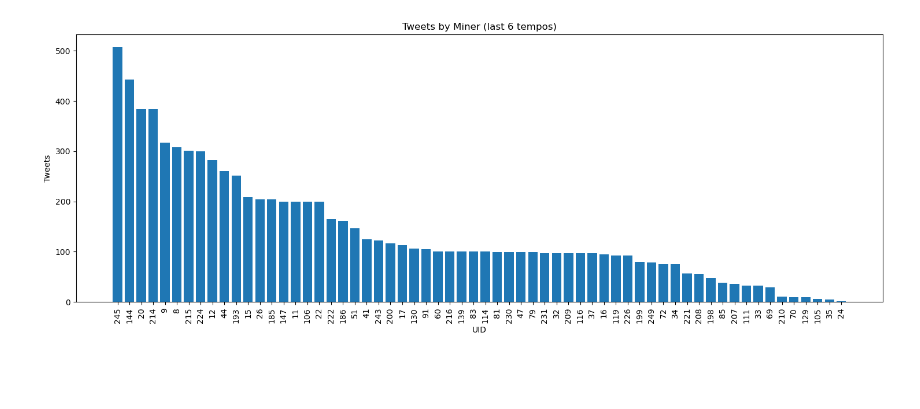
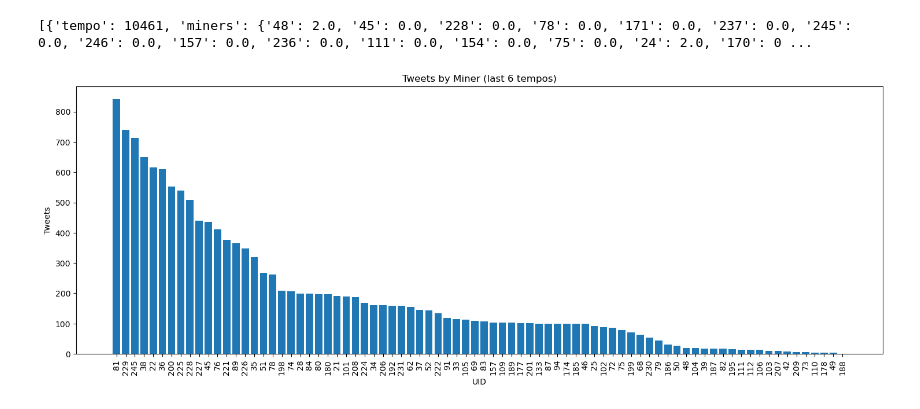
Before and after one commit to masa-finance/masa-bittensor, a Jupyter notebook: notebooks/mainnet/volumes.ipynb, the cells around one changed output. Cells and saved outputs as stored; diff of their text form; code cells hidden in the pictures; blank space fills up the shorter version.

```diff
--- a/notebooks/mainnet/volumes.ipynb
+++ b/notebooks/mainnet/volumes.ipynb
@@ -3,37 +3,51 @@ import pandas as pd
 import matplotlib.pyplot as plt
 
 import requests
 
-response = requests.get("http://165.227.153.108:8000/volumes")
-volumes = response.json()
+response1 = requests.get("http://149.36.1.121:8000/volumes")
+response2 = requests.get("http://165.227.153.108:8000/volumes")
+response3 = requests.get("http://64.226.93.21:8000/volumes")
+response4 = requests.get("http://161.97.131.133:8000/volumes")
+response5 = requests.get("http://5.161.242.50:8000/volumes")
 
+volumes1 = response1.json()
+volumes2 = response2.json()
+volumes3 = response3.json()
+volumes4 = response4.json()
+volumes5 = response5.json()
+
+# Combine the volumes from both responses
+combined_volumes = volumes1 + volumes2 + volumes3 + volumes4 + volumes5
+
+print(combined_volumes)
 
 # Calculate the sum of volumes for each miner
 volumes_df = {}
-for data in volumes[-6:]:
+for data in combined_volumes[-6:]:
     for miner, volume in data["miners"].items():
         if volume > 0:  # Only consider miners with volume greater than 0
             if miner in volumes_df:
                 volumes_df[miner] += volume
             else:
                 volumes_df[miner] = volume
 
 # Convert to DataFrame for easier plotting
 df = pd.DataFrame(list(volumes_df.items()), columns=['UID', 'Volume'])
 
 # Sort the DataFrame by total volume
 df = df.sort_values(by='Volume', ascending=False)
 
 # Plot the volumes
 plt.figure(figsize=(18, 6))
 plt.bar(df['UID'], df['Volume'])
 plt.xlabel('UID')
 plt.ylabel('Tweets')
 plt.title('Tweets by Miner (last 6 tempos)')
 plt.xticks(rotation=90)
 plt.show()
 # %% [output]
+[{'tempo': 10461, 'miners': {'48': 2.0, '45': 0.0, '228': 0.0, '78': 0.0, '171': 0.0, '237': 0.0, '245': 0.0, '246': 0.0, '157': 0.0, '236': 0.0, '111': 0.0, '154': 0.0, '75': 0.0, '24': 2.0, '170': 0 ...
-[figure, old version]
+[figure, new version]
 # %% [markdown]
 <a style='text-decoration:none;line-height:16px;display:flex;color:#5B5B62;padding:10px;justify-content:end;' href='https://deepnote.com?utm_source=created-in-deepnote-cell&projectId=f017507a-86ad-40cb-8efa-5587c78ee158' target="_blank">
 <img alt='Created in deepnote.com' style='display:inline;max-height:16px;margin:0px;margin-right:7.5px;' src='embedded-picture-1' > </img>
```
Also changed, not shown: 2 other files.
